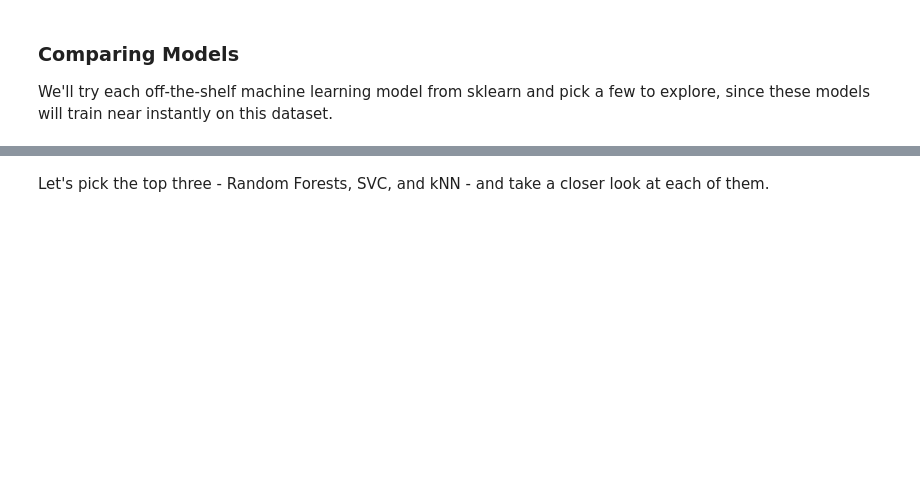
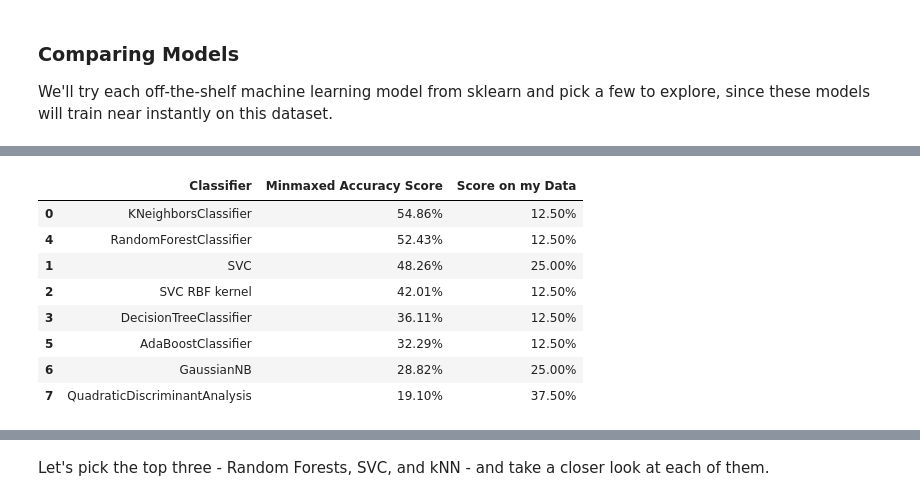
Before and after one commit to CianHo/Week3-ClassicML, a Jupyter notebook: Week_3_MachineLearning.ipynb, the cells around one changed output, grey strips where cells are left out. Cells and saved outputs as stored; diff of their text form; code cells hidden in the pictures; blank space fills up the shorter version.

```diff
--- a/Week_3_MachineLearning.ipynb
+++ b/Week_3_MachineLearning.ipynb
@@ -373,12 +373,12 @@ features_scaled = scaler.fit_transform(features_scaled)
 my_features_scaled = my_features
 my_features_scaled = scaler.fit_transform(my_features_scaled)
 
-scaler = MinMaxScaler()
+scalerMM = MinMaxScaler()
 # keep our unscaled features just in case we need to process them alternatively
 features_minmax = features
-features_minmax = scaler.fit_transform(features_minmax)
+features_minmax = scalerMM.fit_transform(features_minmax)
 my_features_minmax = my_features
-my_features_minmax = scaler.fit_transform(my_features_minmax)
+my_features_minmax = scalerMM.fit_transform(my_features_minmax)
 # %% [markdown]
 Make sure our features are properly scaled:
 # %%
@@ -462,7 +461,7 @@ X_train_scaled, X_test_scaled, _, _ = train_test_split(
 ############# MinMax Scaled test/train set ###############
 # The labels/classes (y_train, y_test) never change, keep old values
 X_train_minmax, X_test_minmax, _, _ = train_test_split(
-    features_scaled,
+    features_minmax,
     emotions,
     test_size=0.2,
     random_state=42
@@ -513,3 +512,31 @@ scores_df.sort_values(by='Accuracy Score',axis=0,ascending=False)
 | 5 | AdaBoostClassifier | 32.29% | 25.00% |
 | 6 | GaussianNB | 28.82% | 37.50% |
 | 7 | QuadraticDiscriminantAnalysis | 19.79% | 12.50% |
+# %%
+#dataframe for models trained on minmaxed features
+
+scores_minmax = []
+
+for model in classification_models:
+  # calling a model name's .fit method trains the model
+    model.fit(X_train_minmax, y_train)
+    #score method gives training results
+    score_minmax = model.score(X_test_minmax, y_test)
+    myScores_minmax = model.score(my_features_minmax,my_emotions)
+    model_name = type(model).__name__
+    if model_name=='SVC' and model.kernel=='rbf': model_name+=' RBF kernel'
+    scores_minmax.append((model_name,(f'{100*score_minmax:.2f}%'),(f'{100*myScores_minmax:.2f}%')))
+    #myScore.append((model_name,(f'{100*myScores:.2f}%')))
+# Make it pretty
+scores_minmax_df = pd.DataFrame(scores_minmax,columns=['Classifier','Minmaxed Accuracy Score','Score on my Data'])
+scores_minmax_df.sort_values(by='Minmaxed Accuracy Score',axis=0,ascending=False)
+# %% [output]
+|  | Classifier | Minmaxed Accuracy Score | Score on my Data |
+| 0 | KNeighborsClassifier | 54.86% | 12.50% |
+| 4 | RandomForestClassifier | 52.43% | 12.50% |
+| 1 | SVC | 48.26% | 25.00% |
+| 2 | SVC RBF kernel | 42.01% | 12.50% |
+| 3 | DecisionTreeClassifier | 36.11% | 12.50% |
+| 5 | AdaBoostClassifier | 32.29% | 12.50% |
+| 6 | GaussianNB | 28.82% | 25.00% |
+| 7 | QuadraticDiscriminantAnalysis | 19.10% | 37.50% |
```
Also changed, not shown: parts of 3 cells of this notebook.
